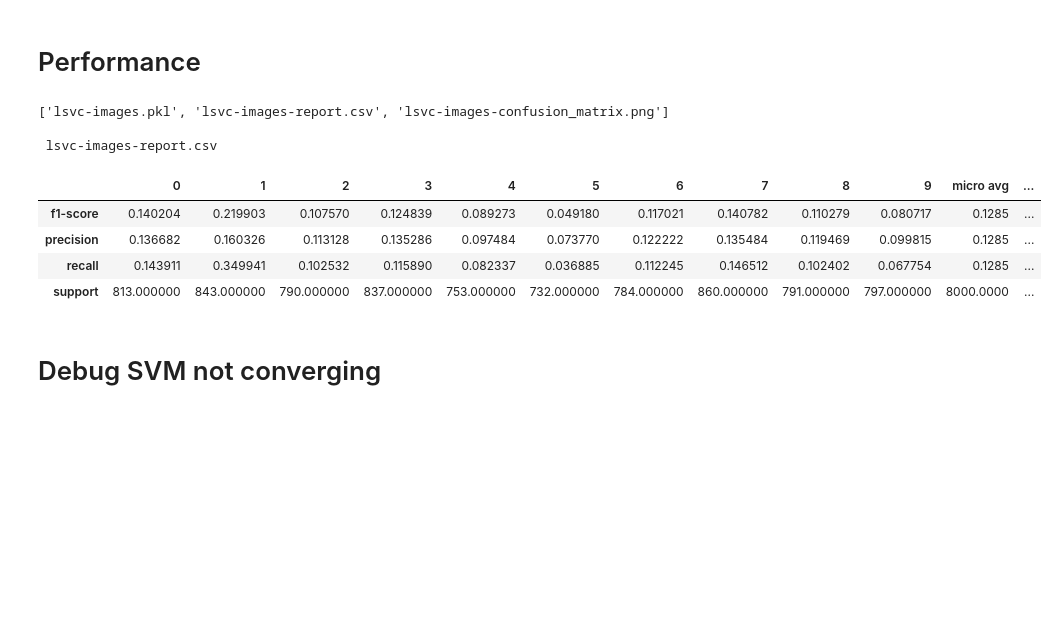
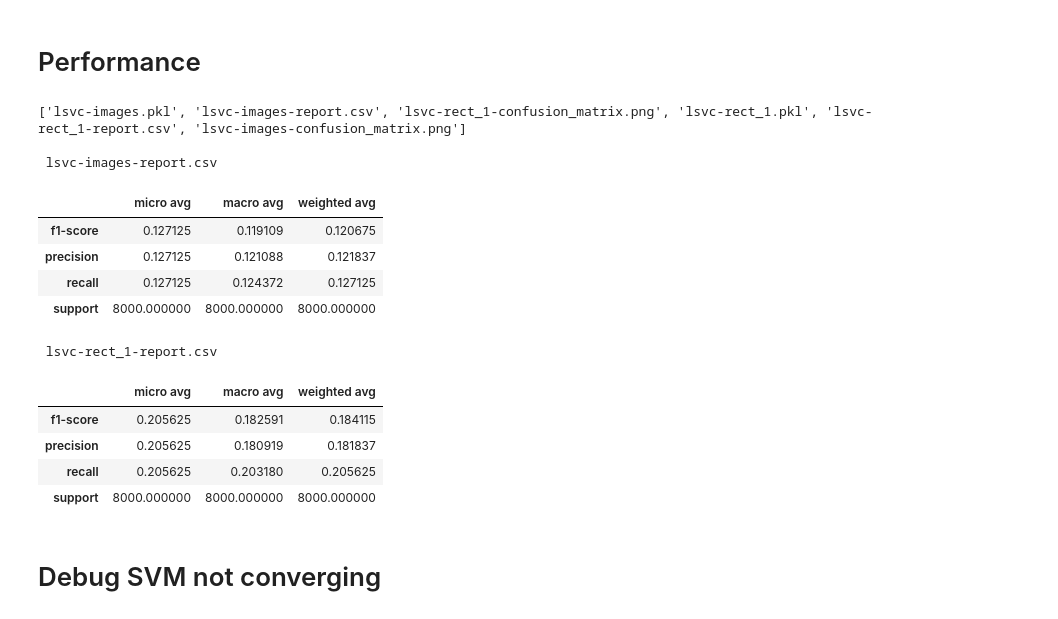
Before and after one commit to victoriacmichaud/551project3, a Jupyter notebook: SVM.py debug.ipynb, the cells around one changed output. Cells and saved outputs as stored; diff of their text form; code cells hidden in the pictures; blank space fills up the shorter version.

```diff
--- a/SVM.py debug.ipynb
+++ b/SVM.py debug.ipynb
@@ -6,23 +6,29 @@
 # %%
 import os
 from glob import glob
 print(os.listdir('data/output/svm'))
 
-cols = ['']
+cols = ['micro avg', 'macro avg', 'weighted avg']
 for i in glob('data/output/svm/*.csv'):
     name = os.path.basename(i)
     df = pd.read_csv(i, index_col=0)
     print('\n', name)
-    display(df)
+    display(df[cols])
 # %% [output]
-['lsvc-images.pkl', 'lsvc-images-report.csv', 'lsvc-images-confusion_matrix.png']
+['lsvc-images.pkl', 'lsvc-images-report.csv', 'lsvc-rect_1-confusion_matrix.png', 'lsvc-rect_1.pkl', 'lsvc-rect_1-report.csv', 'lsvc-images-confusion_matrix.png']
 
  lsvc-images-report.csv
-|  | 0 | 1 | 2 | 3 | 4 | 5 | 6 | 7 | 8 | 9 | micro avg | ... |
-| f1-score | 0.140204 | 0.219903 | 0.107570 | 0.124839 | 0.089273 | 0.049180 | 0.117021 | 0.140782 | 0.110279 | 0.080717 | 0.1285 | ... |
-| precision | 0.136682 | 0.160326 | 0.113128 | 0.135286 | 0.097484 | 0.073770 | 0.122222 | 0.135484 | 0.119469 | 0.099815 | 0.1285 | ... |
-| recall | 0.143911 | 0.349941 | 0.102532 | 0.115890 | 0.082337 | 0.036885 | 0.112245 | 0.146512 | 0.102402 | 0.067754 | 0.1285 | ... |
-| support | 813.000000 | 843.000000 | 790.000000 | 837.000000 | 753.000000 | 732.000000 | 784.000000 | 860.000000 | 791.000000 | 797.000000 | 8000.0000 | ... |
+|  | micro avg | macro avg | weighted avg |
+| f1-score | 0.127125 | 0.119109 | 0.120675 |
+| precision | 0.127125 | 0.121088 | 0.121837 |
+| recall | 0.127125 | 0.124372 | 0.127125 |
+| support | 8000.000000 | 8000.000000 | 8000.000000 |
+ lsvc-rect_1-report.csv
+|  | micro avg | macro avg | weighted avg |
+| f1-score | 0.205625 | 0.182591 | 0.184115 |
+| precision | 0.205625 | 0.180919 | 0.181837 |
+| recall | 0.205625 | 0.203180 | 0.205625 |
+| support | 8000.000000 | 8000.000000 | 8000.000000 |
 # %% [markdown]
 # Debug SVM not converging
 # %% [markdown]
```
Also changed, not shown: 6 other files.
